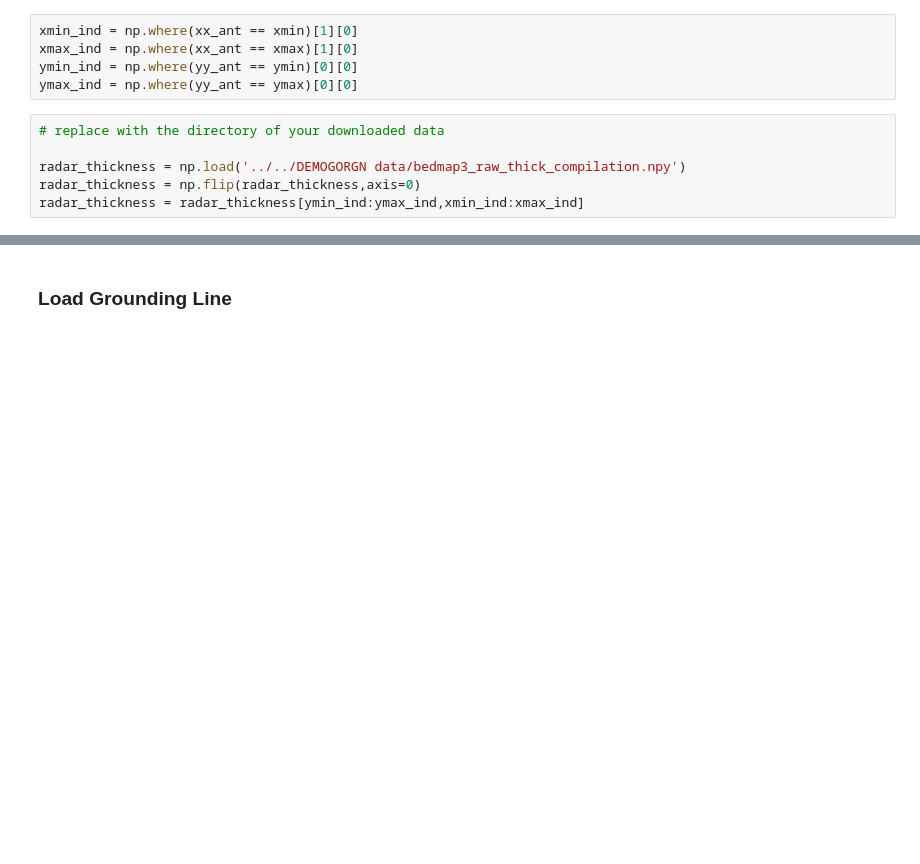
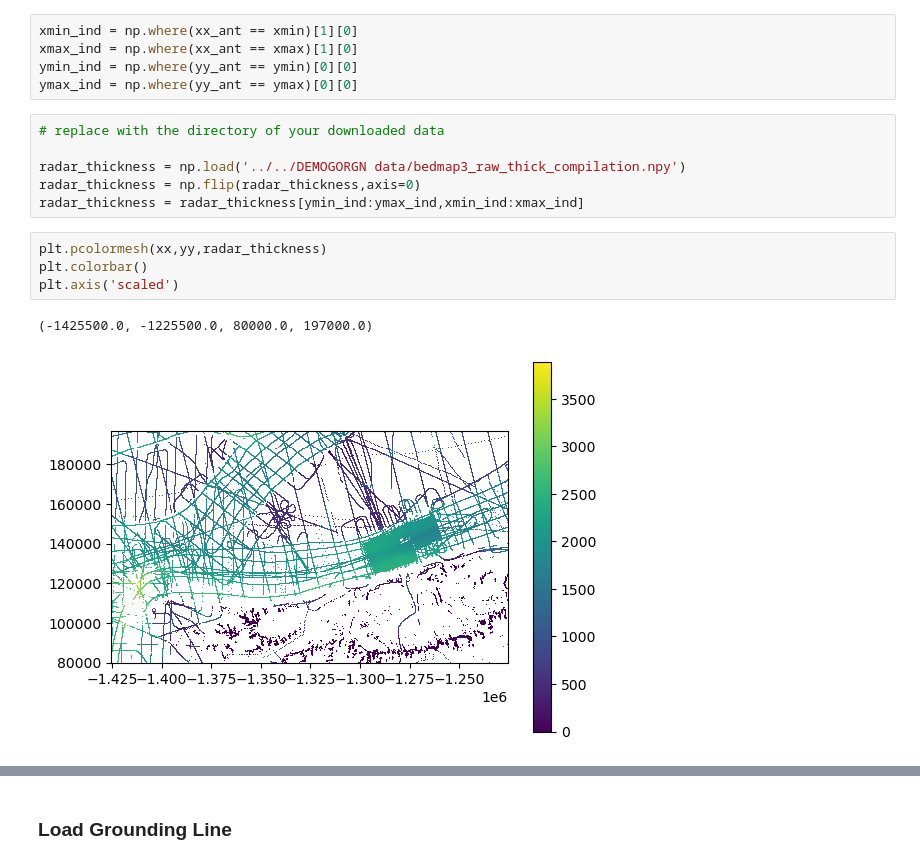
Before and after one commit to annix-24/geostatisticalMCMC, a Jupyter notebook: T1_LoadDataRutford.ipynb, the cells around one changed output, grey strips where cells are left out. Saved outputs shown, nothing was run; the diff lists cells and outputs as text; blank space fills up the shorter version.

```diff
--- a/T1_LoadDataRutford.ipynb
+++ b/T1_LoadDataRutford.ipynb
@@ -155,6 +140,13 @@ ymax_ind = np.where(yy_ant == ymax)[0][0]
 radar_thickness = np.load('../../DEMOGORGN data/bedmap3_raw_thick_compilation.npy')
 radar_thickness = np.flip(radar_thickness,axis=0)
 radar_thickness = radar_thickness[ymin_ind:ymax_ind,xmin_ind:xmax_ind]
+# %%
+plt.pcolormesh(xx,yy,radar_thickness)
+plt.colorbar()
+plt.axis('scaled')
+# %% [output]
+(-1425500.0, -1225500.0, 80000.0, 197000.0)
+[figure, added]
 # %%
 plt.pcolormesh(xx,yy,radar_thickness)
 plt.colorbar()
```
Also changed, not shown: parts of 12 cells of this notebook, 2 other files.
